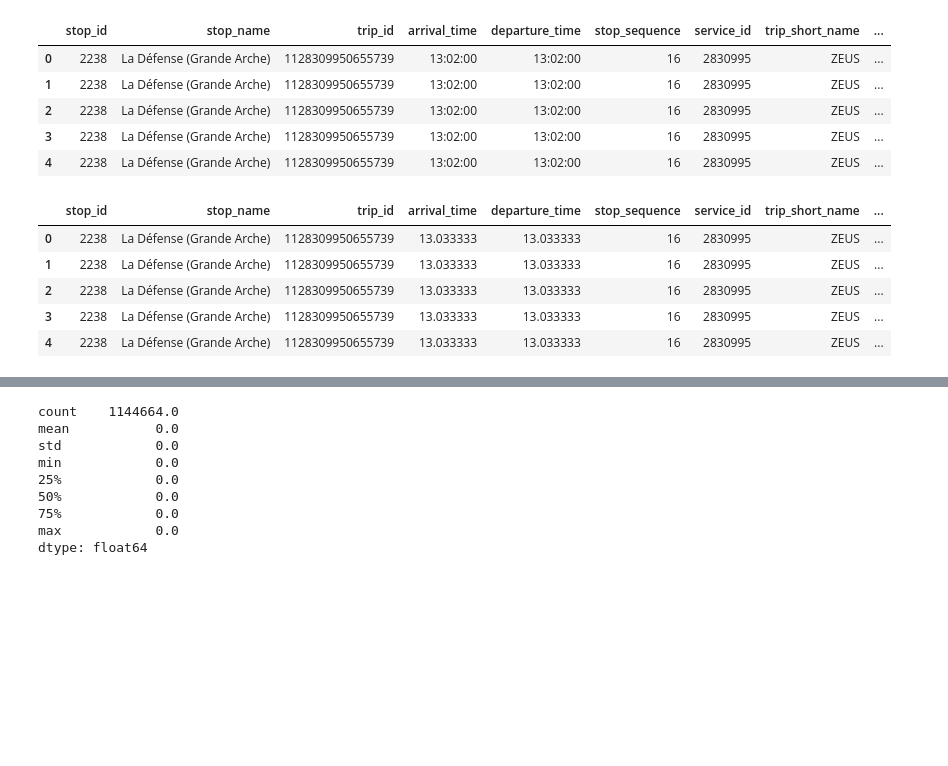
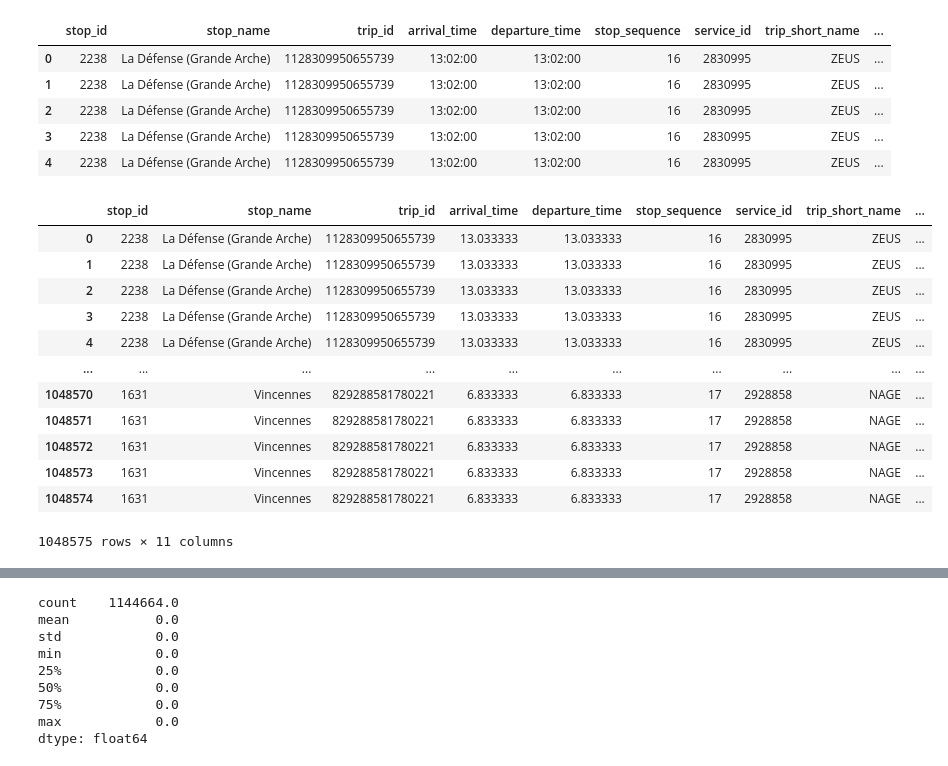
Before and after one commit to StanislasDOZIAS/INF442, a Jupyter notebook: statistique.ipynb, the cells around one changed output, grey strips where cells are left out. Drawn from its saved outputs; the diff is of its cells as text; code cells hidden in the pictures; blank space fills up the shorter version.

```diff
--- a/statistique.ipynb
+++ b/statistique.ipynb
@@ -36 +38,3 @@ historical['departure_time']=historical['departure_time'].apply(str_to_hour)
+# %%
+historical['year'] = historical['date'].apply(date_to_year)
 # %%
@@ -38,9 +42,16 @@ historical['date']=historical['date'].apply(date_to_date)
 # %%
-historical.head()
+historical
 # %% [output]
 |  | stop_id | stop_name | trip_id | arrival_time | departure_time | stop_sequence | service_id | trip_short_name | ... |
 | 0 | 2238 | La Défense (Grande Arche) | 1128309950655739 | 13.033333 | 13.033333 | 16 | 2830995 | ZEUS | ... |
 | 1 | 2238 | La Défense (Grande Arche) | 1128309950655739 | 13.033333 | 13.033333 | 16 | 2830995 | ZEUS | ... |
 | 2 | 2238 | La Défense (Grande Arche) | 1128309950655739 | 13.033333 | 13.033333 | 16 | 2830995 | ZEUS | ... |
 | 3 | 2238 | La Défense (Grande Arche) | 1128309950655739 | 13.033333 | 13.033333 | 16 | 2830995 | ZEUS | ... |
 | 4 | 2238 | La Défense (Grande Arche) | 1128309950655739 | 13.033333 | 13.033333 | 16 | 2830995 | ZEUS | ... |
+| ... | ... | ... | ... | ... | ... | ... | ... | ... | ... |
+| 1048570 | 1631 | Vincennes | 829288581780221 | 6.833333 | 6.833333 | 17 | 2928858 | NAGE | ... |
+| 1048571 | 1631 | Vincennes | 829288581780221 | 6.833333 | 6.833333 | 17 | 2928858 | NAGE | ... |
+| 1048572 | 1631 | Vincennes | 829288581780221 | 6.833333 | 6.833333 | 17 | 2928858 | NAGE | ... |
+| 1048573 | 1631 | Vincennes | 829288581780221 | 6.833333 | 6.833333 | 17 | 2928858 | NAGE | ... |
+| 1048574 | 1631 | Vincennes | 829288581780221 | 6.833333 | 6.833333 | 17 | 2928858 | NAGE | ... |
+1048575 rows × 11 columns
```
Also changed, not shown: parts of 23 cells of this notebook, 4 other files.
